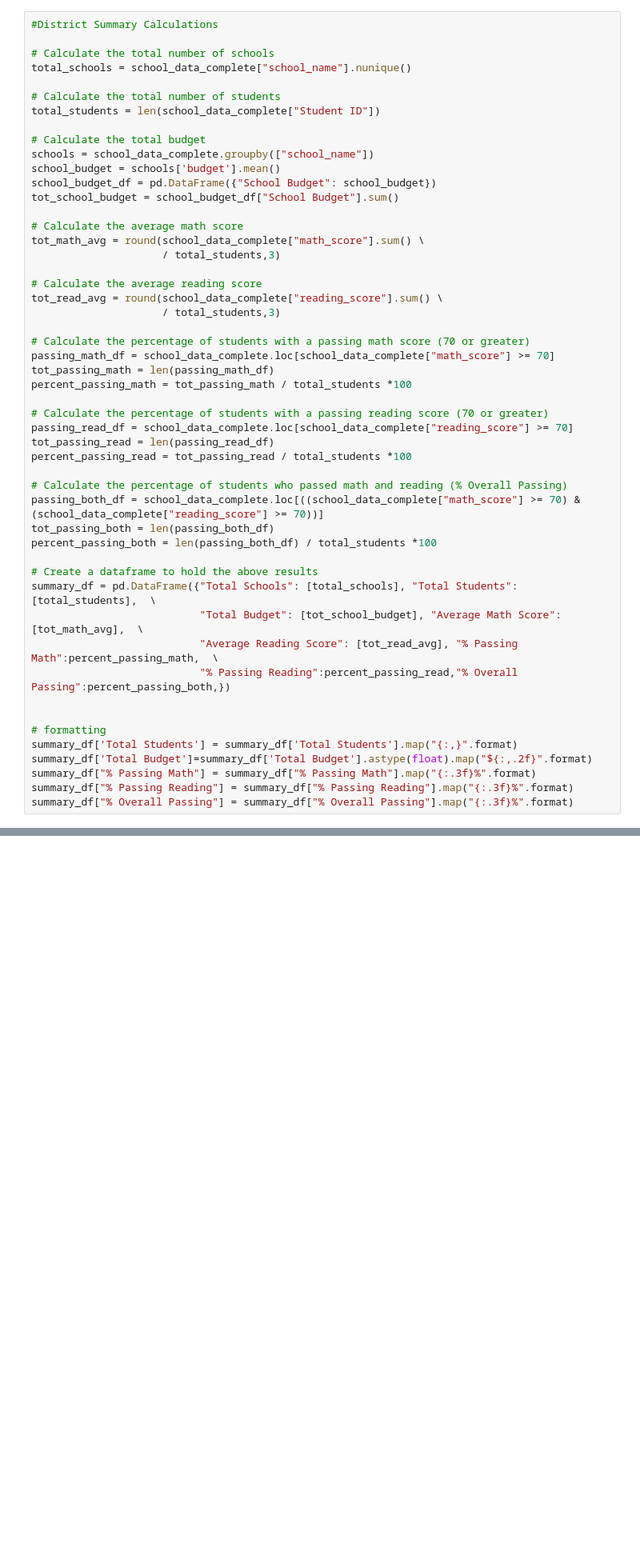
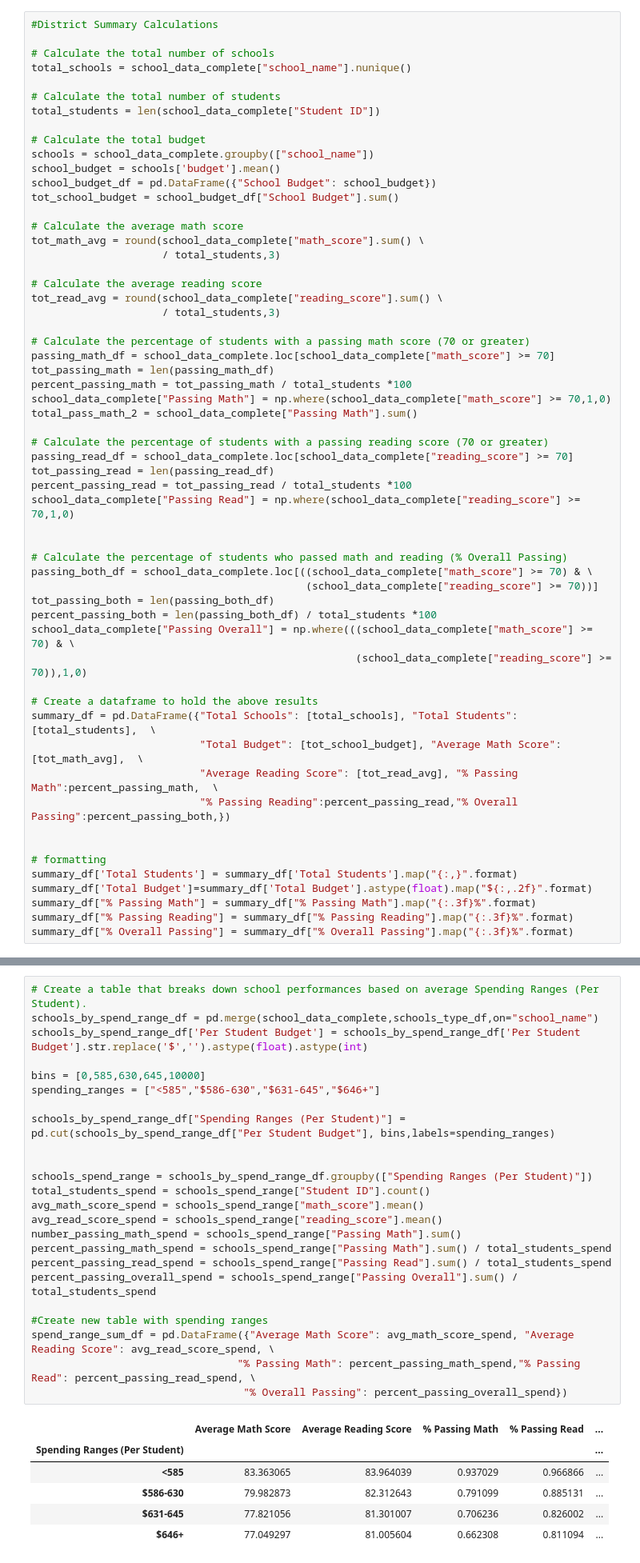
Before and after one commit to mnolker/pandas-challenge, a Jupyter notebook: PyCitySchools/PyCitySchools.ipynb, the cells around one changed output, grey strips where cells are left out. Shown at 80% size. Drawn from its saved outputs; the diff is of its cells as text; blank space fills up the shorter version.

Commit message:
bin budget range table complete

```diff
--- a/PyCitySchools/PyCitySchools.ipynb
+++ b/PyCitySchools/PyCitySchools.ipynb
@@ -48,16 +48,23 @@ tot_read_avg = round(school_data_complete["reading_score"].sum() \
 passing_math_df = school_data_complete.loc[school_data_complete["math_score"] >= 70]
 tot_passing_math = len(passing_math_df)
 percent_passing_math = tot_passing_math / total_students *100
+school_data_complete["Passing Math"] = np.where(school_data_complete["math_score"] >= 70,1,0)
+total_pass_math_2 = school_data_complete["Passing Math"].sum()
 
 # Calculate the percentage of students with a passing reading score (70 or greater)
 passing_read_df = school_data_complete.loc[school_data_complete["reading_score"] >= 70]
 tot_passing_read = len(passing_read_df)
 percent_passing_read = tot_passing_read / total_students *100
+school_data_complete["Passing Read"] = np.where(school_data_complete["reading_score"] >= 70,1,0)
+
 
 # Calculate the percentage of students who passed math and reading (% Overall Passing)
-passing_both_df = school_data_complete.loc[((school_data_complete["math_score"] >= 70) & (school_data_complete["reading_score"] >= 70))]
+passing_both_df = school_data_complete.loc[((school_data_complete["math_score"] >= 70) & \
+                                            (school_data_complete["reading_score"] >= 70))]
 tot_passing_both = len(passing_both_df)
 percent_passing_both = len(passing_both_df) / total_students *100
+school_data_complete["Passing Overall"] = np.where(((school_data_complete["math_score"] >= 70) & \
+                                                    (school_data_complete["reading_score"] >= 70)),1,0)
 
 # Create a dataframe to hold the above results
 summary_df = pd.DataFrame({"Total Schools": [total_schools], "Total Students": [total_students],  \
@@ -374,3 +381,34 @@ schools_avg_read_by_grade_df
 | Thomas High School | 83.590022 | 83.087886 | 83.498795 | 83.497041 |
 | Wilson High School | 83.085578 | 83.724422 | 83.195326 | 83.035794 |
 | Wright High School | 83.264706 | 84.010288 | 83.836782 | 83.644986 |
+# %%
+# Create a table that breaks down school performances based on average Spending Ranges (Per Student).
+schools_by_spend_range_df = pd.merge(school_data_complete,schools_type_df,on="school_name")
+schools_by_spend_range_df['Per Student Budget'] = schools_by_spend_range_df['Per Student Budget'].str.replace('$','').astype(float).astype(int)
+
+bins = [0,585,630,645,10000]
+spending_ranges = ["<585","$586-630","$631-645","$646+"]
+
+schools_by_spend_range_df["Spending Ranges (Per Student)"] = pd.cut(schools_by_spend_range_df["Per Student Budget"], bins,labels=spending_ranges)
+
+
+schools_spend_range = schools_by_spend_range_df.groupby(["Spending Ranges (Per Student)"])
+total_students_spend = schools_spend_range["Student ID"].count()
+avg_math_score_spend = schools_spend_range["math_score"].mean()
+avg_read_score_spend = schools_spend_range["reading_score"].mean()
+number_passing_math_spend = schools_spend_range["Passing Math"].sum()
+percent_passing_math_spend = schools_spend_range["Passing Math"].sum() / total_students_spend
+percent_passing_read_spend = schools_spend_range["Passing Read"].sum() / total_students_spend
+percent_passing_overall_spend = schools_spend_range["Passing Overall"].sum() / total_students_spend
+
+#Create new table with spending ranges
+spend_range_sum_df = pd.DataFrame({"Average Math Score": avg_math_score_spend, "Average Reading Score": avg_read_score_spend, \
+                                 "% Passing Math": percent_passing_math_spend,"% Passing Read": percent_passing_read_spend, \
+                                  "% Overall Passing": percent_passing_overall_spend})
+# %% [output]
+|  | Average Math Score | Average Reading Score | % Passing Math | % Passing Read | ... |
+| Spending Ranges (Per Student) |  |  |  |  | ... |
+| <585 | 83.363065 | 83.964039 | 0.937029 | 0.966866 | ... |
+| $586-630 | 79.982873 | 82.312643 | 0.791099 | 0.885131 | ... |
+| $631-645 | 77.821056 | 81.301007 | 0.706236 | 0.826002 | ... |
+| $646+ | 77.049297 | 81.005604 | 0.662308 | 0.811094 | ... |
```
Also changed, not shown: parts of 9 cells of this notebook.
